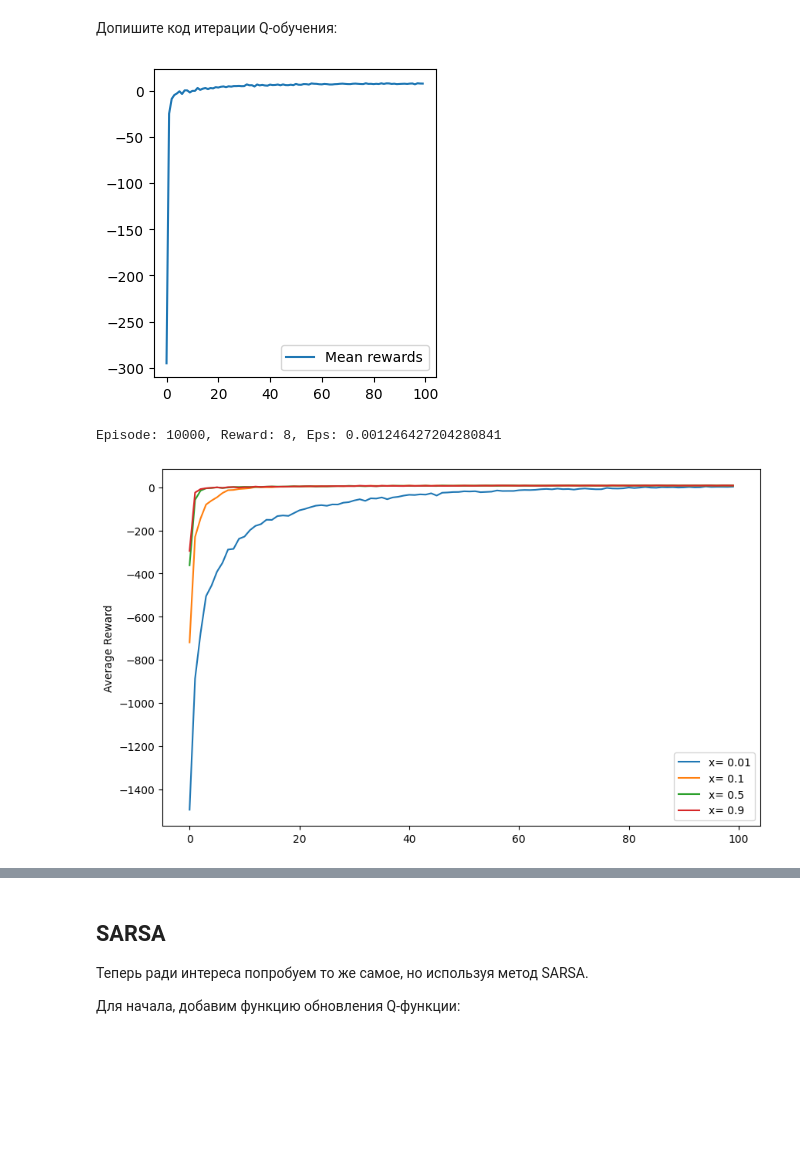
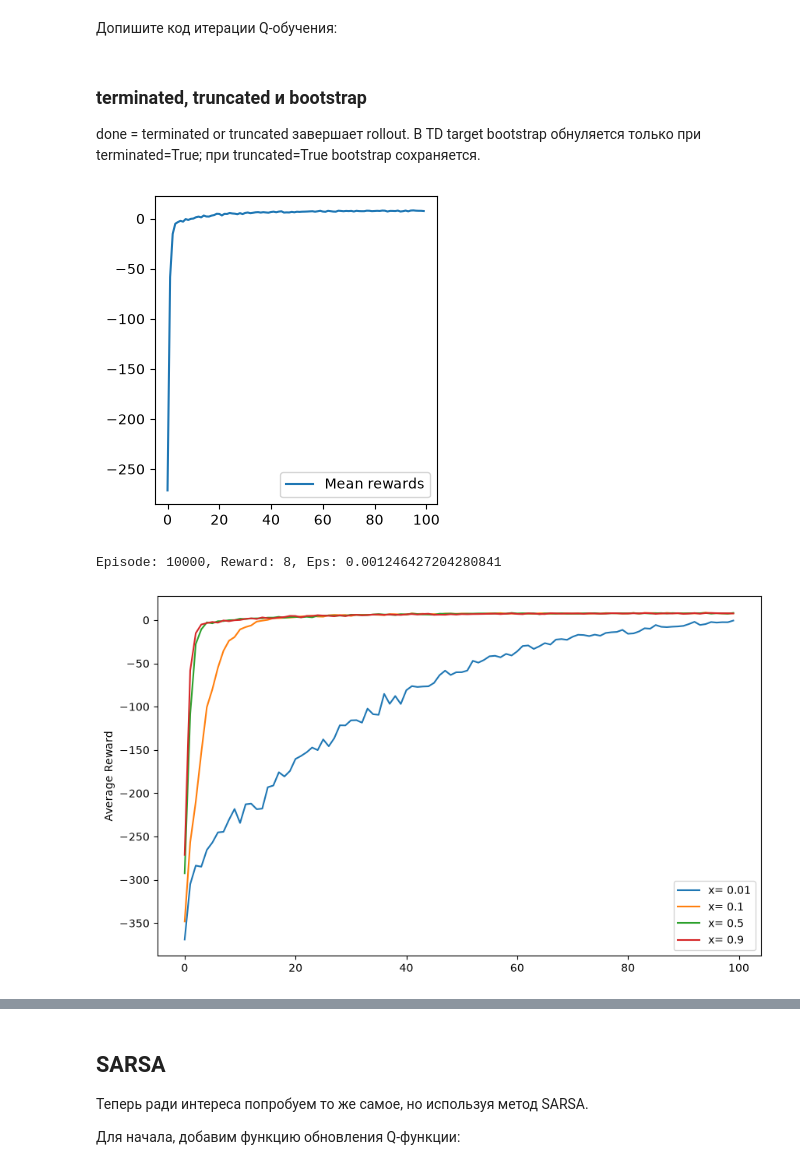
Before and after one commit to BogdanLiutikov/SB-RL-2026, a Jupyter notebook: seminars/03-seminar-q-learning-sarsa-td-lambda.ipynb, the cells around one changed output, grey strips where cells are left out. Drawn from its saved outputs; the diff is of its cells as text; code cells hidden in the pictures; blank space fills up the shorter version.

```diff
--- a/seminars/03-seminar-q-learning-sarsa-td-lambda.ipynb
+++ b/seminars/03-seminar-q-learning-sarsa-td-lambda.ipynb
@@ -33,5 +45,5 @@ print(f"python {sys.version.split()[0]} | gymnasium {gym.__version__} | numpy {n
 # %%
-env = gym.make("Taxi-v3", render_mode='rgb_array')
+env = gym.make("Taxi-v4", render_mode='rgb_array')
 # env = gym.make('FrozenLake-v1', render_mode='rgb_array')
 
 env.reset()
@@ -152,18 +166,19 @@ $$
 Q(s,a) \leftarrow Q(s,a) + \alpha \big(r + \gamma \max_{a'} Q(s',a') - Q(s,a)\big)
 $$
 # %%
-def update_Q(Q, s, a, r, next_s, alpha, gamma):
+def update_Q(Q, s, a, r, next_s, terminated, alpha, gamma):
     # alpha: learning rate, gamma: discount factor
     # вычисли V(next_s) - estimate of optimal future value
     # V_ns =
     """<codehere>"""
-    V_ns = np.max([Q[next_s]])
+    V_ns = 0.0 if terminated else np.max(Q[next_s])
     """</codehere>"""
 
     # посчитай TD ошибку
     # td_error =
     """<codehere>"""
-    td_error = r + gamma * V_ns - Q[s,a]
+    td_target = r + gamma * V_ns
+    td_error = td_target - Q[s, a]
     """</codehere>"""
 
     # обновление Q-функции
@@ -181,9 +196,9 @@ def q_learning(env, n_episodes=10_000, alpha=0.1, gamma=0.9, epsilon=0.2, epsilo
         s, _ = env.reset()
 
         r, episode_reward = 0, 0
-        terminated = False
+        done = False
 
-        while not terminated:
+        while not done:
             # select action eps-greedy
             # a = ...
             """<codehere>"""
@@ -192,10 +207,11 @@ def q_learning(env, n_episodes=10_000, alpha=0.1, gamma=0.9, epsilon=0.2, epsilo
 
             # выполняем действие в среде
             next_s, r, terminated, truncated, _ = env.step(a)
+            done = terminated or truncated
 
             # Update Q-function
             """<codehere>"""
-            update_Q(Q, s, a, r, next_s, alpha, gamma)
+            update_Q(Q, s, a, r, next_s, terminated, alpha, gamma)
             """</codehere>"""
 
             s = next_s
@@ -210,29 +226,33 @@ def q_learning(env, n_episodes=10_000, alpha=0.1, gamma=0.9, epsilon=0.2, epsilo
 
     # assert log[-1] >= -10
     return Q, log
+# %% [markdown]
+### terminated, truncated и bootstrap
+
+done = terminated or truncated завершает rollout. В TD target bootstrap обнуляется только при terminated=True; при truncated=True bootstrap сохраняется.
 # %%
-env = gym.make('Taxi-v3', render_mode='rgb_array')
+env = gym.make('Taxi-v4', render_mode='rgb_array')
 
 # Пример запуска с разными параметрами
 xs = [0.01, 0.1, 0.5, 0.9]
 results = {}
 
 for x_ in xs:
     print(f"\nTraining with x = {x_}")
     Q, log = q_learning(env, n_episodes=10000, alpha=x_)
     results[x_] = log
 
 # Визуализация результатов
 plt.figure(figsize=(10, 6))
 for x_ in xs:
     plt.plot(results[x_], label=f'x= {x_}')
 
 plt.ylabel('Average Reward')
 # plt.xscale('log')
 plt.legend()
 plt.show()
 # %% [output]
-[figure, old version]
+[figure, new version]
 Episode: 10000, Reward: 8, Eps: 0.001246427204280841
-[figure, old version]
+[figure, new version]
 # %%
```
Also changed, not shown: parts of 30 cells of this notebook.
